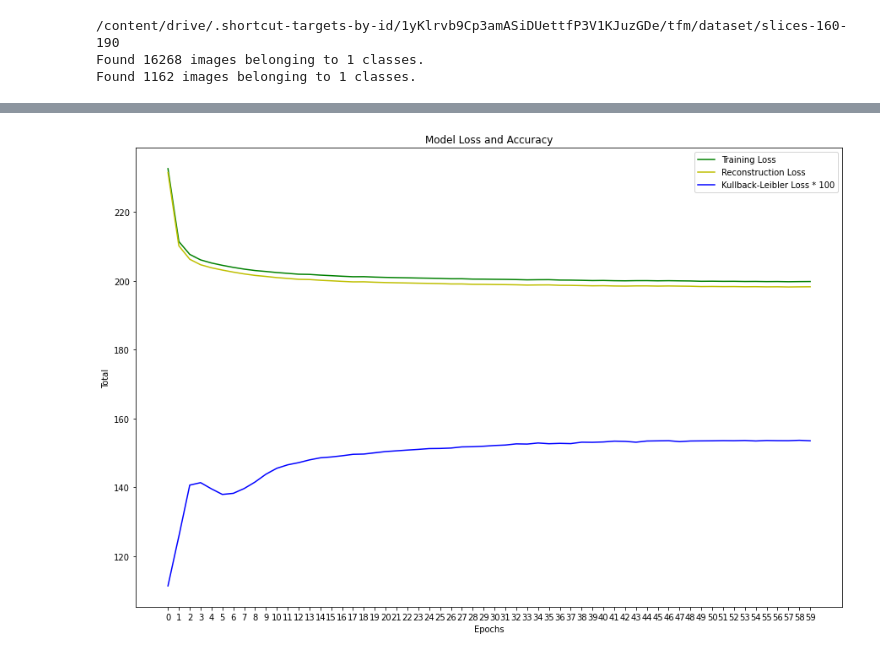
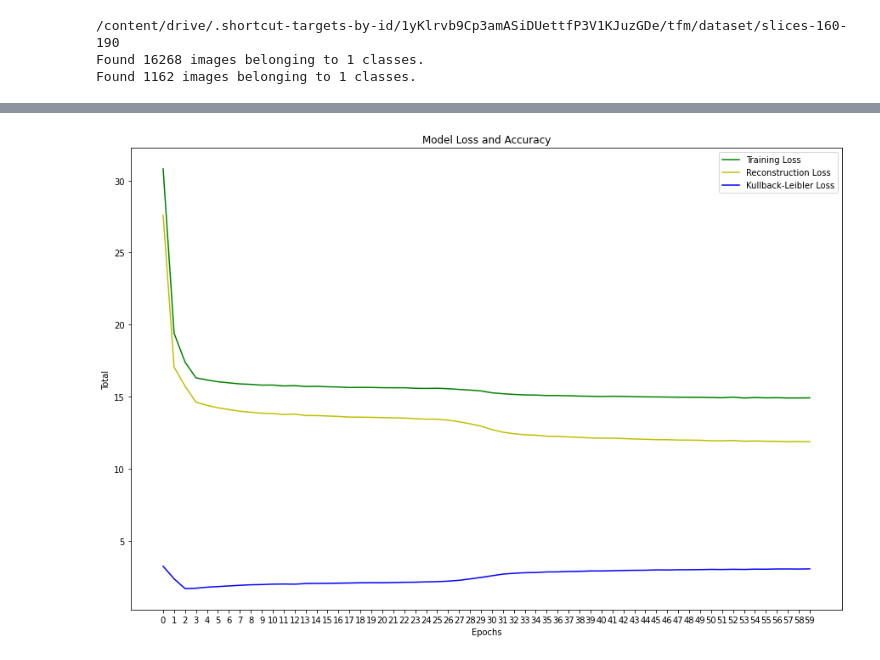
Before and after one commit to mtablado/uoc2022_tfm, a Jupyter notebook: vae.ipynb, the cells around one changed output, grey strips where cells are left out. Cells and saved outputs as stored; diff of their text form; code cells hidden in the pictures.

```diff
--- a/vae.ipynb
+++ b/vae.ipynb
@@ -170,11 +170,13 @@ class VAE(keras.Model):
         with tf.GradientTape() as tape:
             z_mean, z_log_var, z = self.encoder(data)
             reconstruction = self.decoder(z)
-            reconstruction_loss = tf.reduce_mean(
-                tf.reduce_sum(
-                    keras.losses.binary_crossentropy(data, reconstruction), axis=(1, 2)
-                )
-            )
+            r_loss = tf.reduce_mean(tf.square(data - reconstruction), axis = [1,2,3])
+            reconstruction_loss = 1000 * r_loss
+            #reconstruction_loss = tf.reduce_mean(
+            #    tf.reduce_sum(
+            #        keras.losses.binary_crossentropy(data, reconstruction), axis=(1, 2)
+            #    )
+            #)
             kl_loss = -0.5 * (1 + z_log_var - tf.square(z_mean) - tf.exp(z_log_var))
             kl_loss = tf.reduce_mean(tf.reduce_sum(kl_loss, axis=1))
             total_loss = reconstruction_loss + kl_loss
@@ -233,12 +233,12 @@ Found 1162 images belonging to 1 classes.
 import timeit
 vae = VAE(encoder, decoder)
 vae.compile(
-    optimizer=keras.optimizers.Adam(learning_rate=0.001))
+    optimizer=keras.optimizers.Adam(learning_rate=0.0005))
 
 # Entrenar el modelo
 t0 = timeit.default_timer()
 
-mfit = vae.fit(train_generator, epochs=60, batch_size=64)
+mfit = vae.fit(train_generator, epochs=100, batch_size=64)
 training_time_ann = timeit.default_timer() - t0
 # %% [output]
 Epoch 1/60
@@ -261,29 +261,29 @@ Epoch 60/60
 # %%
 from matplotlib import pyplot as plt
 %matplotlib inline
 
 # Plot del training loss y el accuracy
 def plot_loss(n_epochs, mfit):
-  loss = np.divide(mfit.history['loss'], 100)
-  rec_loss = np.divide(mfit.history['reconstruction_loss'], 100)
+  loss = mfit.history['loss']
+  rec_loss = mfit.history['reconstruction_loss']
   kl_loss = mfit.history['kl_loss']
 
   epochs = range(0,n_epochs)
   plt.subplots(figsize=(15,10))
   plt.plot(epochs, loss, 'g', label='Training Loss')
   plt.plot(epochs, rec_loss, 'y', label='Reconstruction Loss')
-  plt.plot(epochs, kl_loss, 'b', label='Kullback-Leibler Loss * 100')
+  plt.plot(epochs, kl_loss, 'b', label='Kullback-Leibler Loss')
 
   plt.title('Model Loss and Accuracy')
   plt.xticks(epochs)
   plt.xlabel('Epochs')
   plt.ylabel('Total')
   plt.legend()
   plt.show()
 
 plot_loss(60, mfit)
 # %% [output]
-[figure, old version]
+[figure, new version]
 # %%
 mean, log_var, z = encoder.predict(test_generator)
 y_pred = decoder.predict(z)
```
Also changed, not shown: parts of 5 cells of this notebook.
